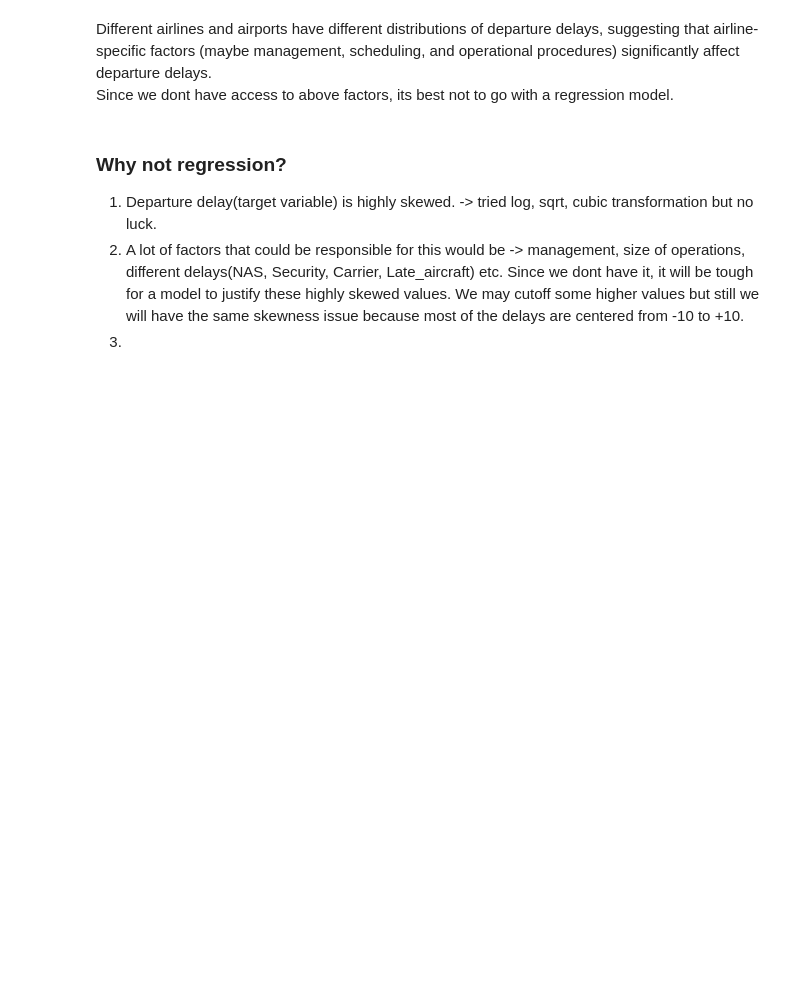
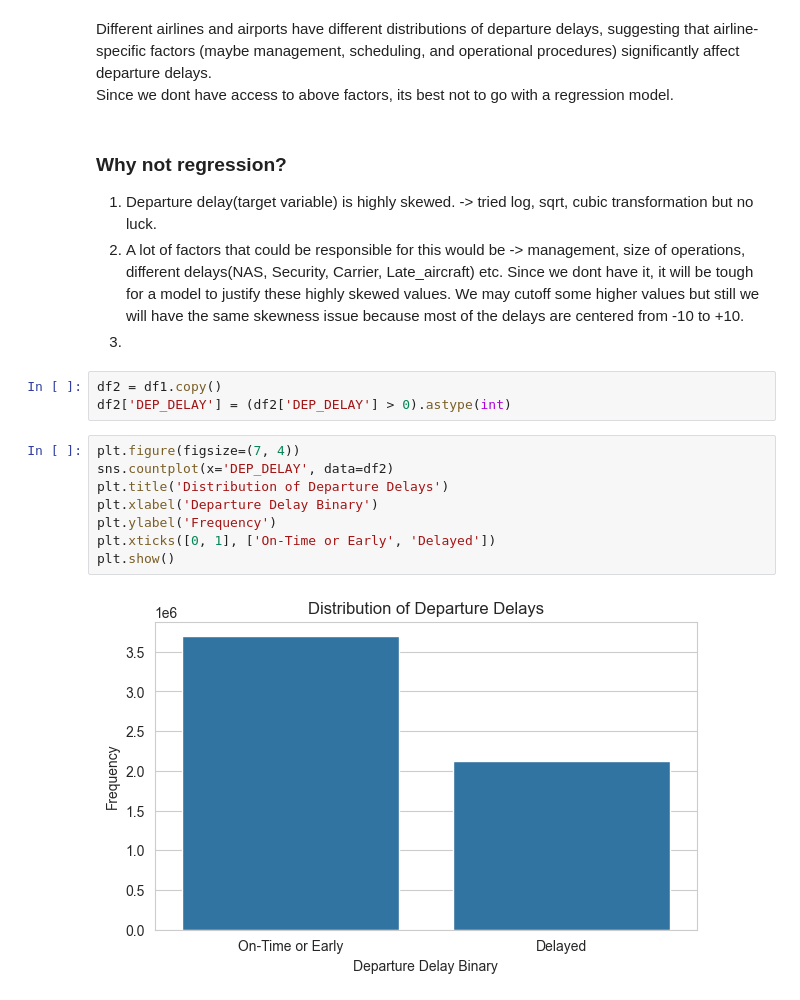
Before and after one commit to sk2003hw/Airline_Delay_and_Cancellation_Analysis, a Jupyter notebook: 509_EDA.ipynb, the cells around one changed output. Saved outputs shown, nothing was run; the diff lists cells and outputs as text; blank space fills up the shorter version.

```diff
--- a/509_EDA.ipynb
+++ b/509_EDA.ipynb
@@ -399,3 +399,16 @@ Since we dont have access to above factors, its best not to go with a regression
 1) Departure delay(target variable) is highly skewed. -> tried log, sqrt, cubic transformation but no luck.
 2) A lot of factors that could be responsible for this would be -> management, size of operations, different delays(NAS, Security, Carrier, Late_aircraft) etc. Since we dont have it, it will be tough for a model to justify these highly skewed values. We may cutoff some higher values but still we will have the same skewness issue because most of the delays are centered from -10 to +10.
 3)
+# %%
+df2 = df1.copy()
+df2['DEP_DELAY'] = (df2['DEP_DELAY'] > 0).astype(int)
+# %%
+plt.figure(figsize=(7, 4))
+sns.countplot(x='DEP_DELAY', data=df2)
+plt.title('Distribution of Departure Delays')
+plt.xlabel('Departure Delay Binary')
+plt.ylabel('Frequency')
+plt.xticks([0, 1], ['On-Time or Early', 'Delayed'])
+plt.show()
+# %% [output]
+[figure, added]
```
Also changed, not shown: parts of 10 cells of this notebook.
